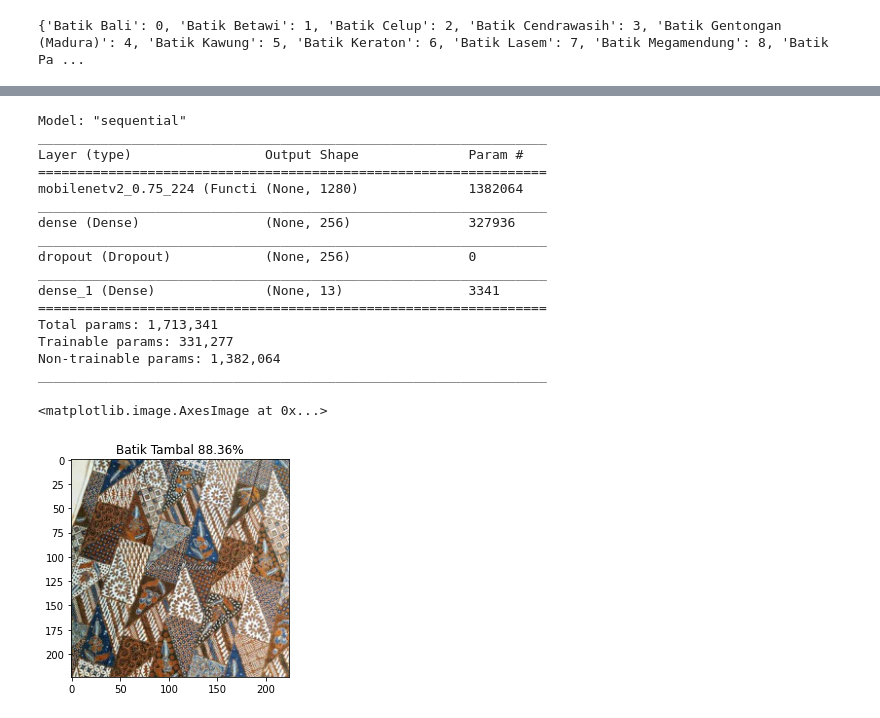
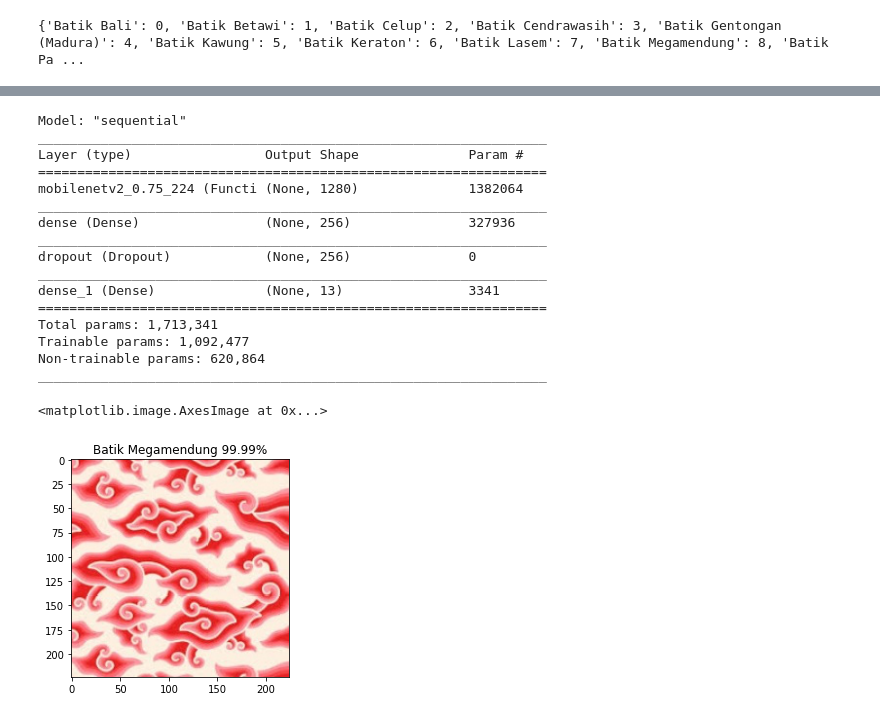
Before and after one commit to B21-CAP0283/corak, a Jupyter notebook: machine_learning/model.ipynb, the cells around one changed output, grey strips where cells are left out. Saved outputs shown, nothing was run; the diff lists cells and outputs as text; code cells hidden in the pictures.

Commit message:
Train model with cleaned dataset, and try fine-tuning

```diff
--- a/machine_learning/model.ipynb
+++ b/machine_learning/model.ipynb
@@ -141,5 +174,5 @@ plt.show()
 # %%
-loaded_model = load_model('./models/mobilenet_0.75_256_0.25_adam1e-4_balanced.h5')
+loaded_model = load_model('./models/mobilenet_0.75_256_0.25_adam1e-4_cleaned_fine_tuned.h5')
 loaded_model.summary()
 # %% [output]
 Model: "sequential"
@@ -155,27 +188,27 @@ _________________________________________________________________
 dense_1 (Dense)              (None, 13)                3341
 =================================================================
 Total params: 1,713,341
-Trainable params: 331,277
-Non-trainable params: 1,382,064
+Trainable params: 1,092,477
+Non-trainable params: 620,864
 _________________________________________________________________
 # %%
 import re
 
-img_path = 'DATASET/TEST/Batik Tambal/89.jpg'
+img_path = 'DATASET/TEST/Batik Megamendung/82.jpg'
 img = load_img(img_path, target_size=(224, 224), grayscale=False)
 
 img_array = img_to_array(img) / 255.0
 img_array = tf.expand_dims(img_array, 0)
 
 motives_list = list(motives_dict.keys())
 prediction = loaded_model(img_array)
 pred_idx = np.argmax(prediction)
 pred_motive = motives_list[pred_idx]
 pred_confidence = prediction[0][pred_idx] * 100
 
 plt.figure()
 plt.title(f'{pred_motive} {pred_confidence:.2f}%')
 plt.imshow(img)
 # %% [output]
 <matplotlib.image.AxesImage at 0x...>
-[figure, old version]
+[figure, new version]
```
Also changed, not shown: parts of 3 cells of this notebook, 23 other files.
